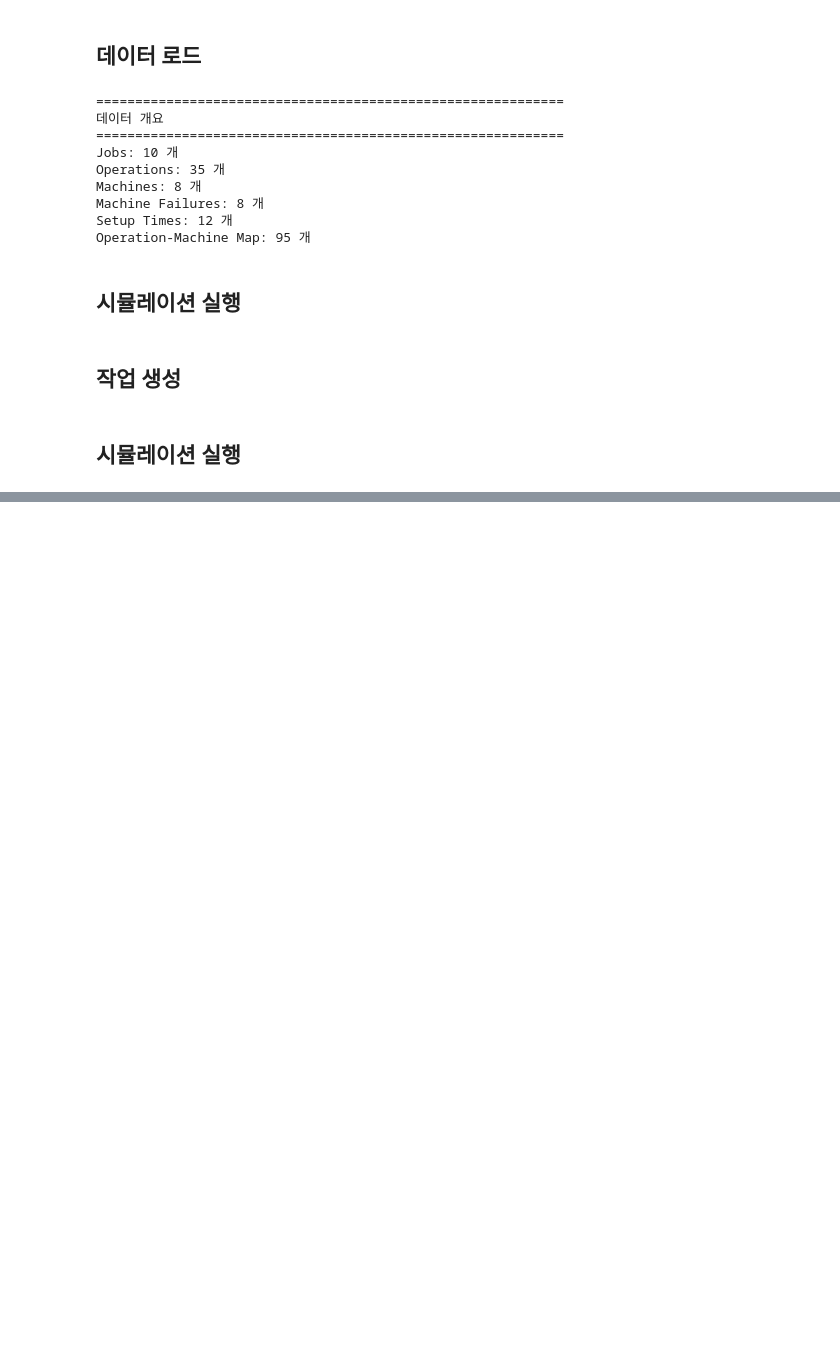
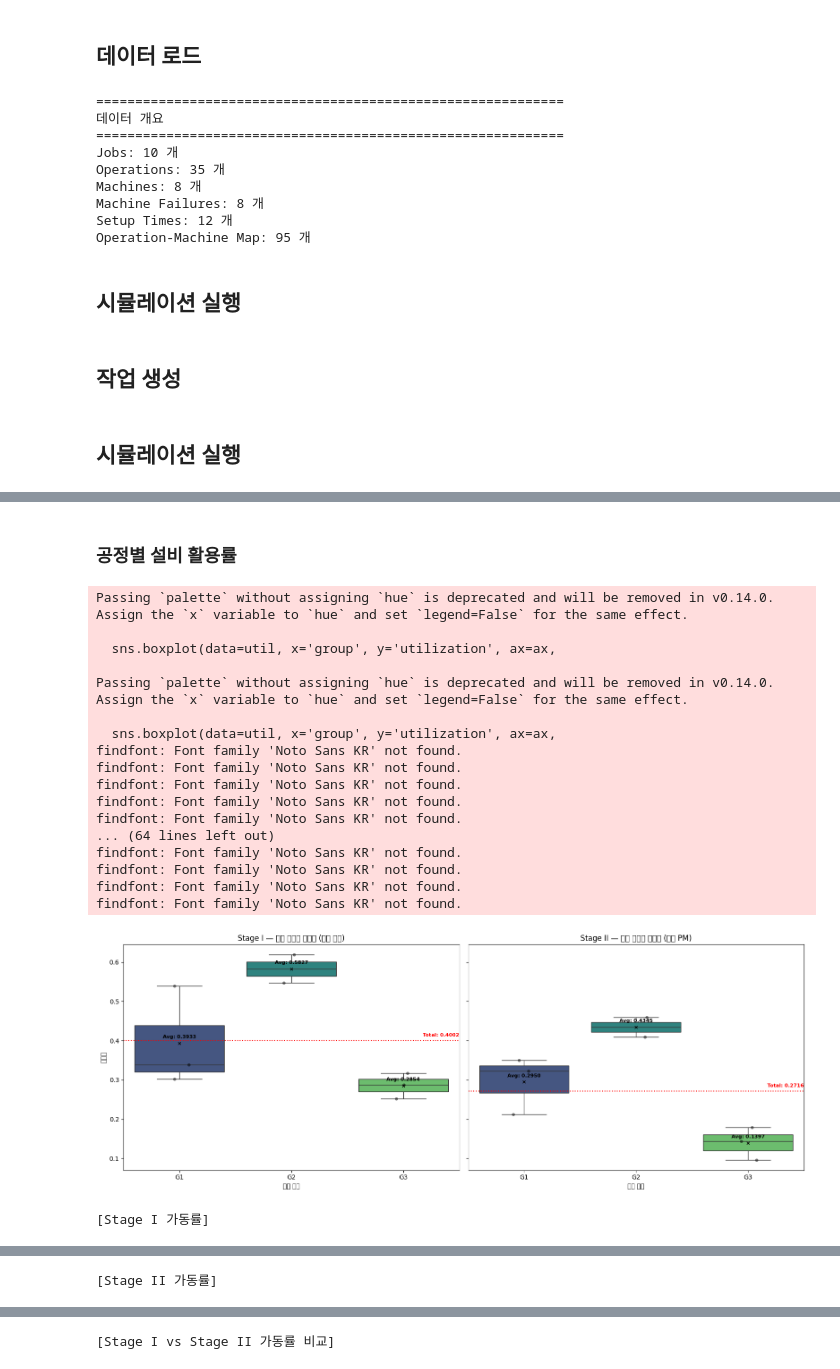
Before and after one commit to cryscham123/simulation_teamwork, a Jupyter notebook: result.ipynb, the cells around one changed output, grey strips where cells are left out. Saved outputs shown, nothing was run; the diff lists cells and outputs as text; code cells hidden in the pictures; blank space fills up the shorter version.

```diff
--- a/result.ipynb
+++ b/result.ipynb
@@ -121,0 +299,74 @@ env.run(until=SIMUL_TIME)
+# %% [markdown]
+### 공정별 설비 활용률
+# %%
+def make_machine_util(df_logs, env_now, data):
+    minfo = df_logs[df_logs['resource'] == 'machine'].copy()
+    minfo['utilization'] = minfo['finish'] - minfo['start']
+    util = pd.DataFrame(
+        minfo[minfo['event'] == 'working'].groupby('id')['utilization'].sum() / env_now
+    )
+    util['group'] = data['machines'].set_index('machine_id').loc[util.index]['machine_group']
+    return util
+
+util_s1 = make_machine_util(df_logs,    env.now,        data)
+util_s2 = make_machine_util(df_logs_s2, env_stage2.now, data)
+
+fig, axes = plt.subplots(1, 2, figsize=(16, 6), sharey=True)
+
+for ax, util, title in [
+    (axes[0], util_s1, 'Stage I — 공정 그룹별 가동률 (고장 없음)'),
+    (axes[1], util_s2, 'Stage II — 공정 그룹별 가동률 (동적 PM)'),
+]:
+    group_means = util.groupby('group')['utilization'].mean()
+    total_mean  = util['utilization'].mean()
+    sns.boxplot(data=util, x='group', y='utilization', ax=ax,
+                palette='viridis', showmeans=True,
+                meanprops={'marker':'x', 'markeredgecolor':'black', 'markersize':'5'})
+    sns.stripplot(data=util, x='group', y='utilization', ax=ax,
+                  color='black', alpha=0.5, jitter=True)
+    for i, group in enumerate(group_means.index):
+        mv = group_means[group]
+        ax.text(i, mv + 0.01, f'Avg: {mv:.4f}',
+                ha='center', va='bottom', color='black', fontweight='bold', fontsize=8)
+    ax.axhline(total_mean, color='red', linestyle=':')
+    ax.text(len(group_means) - 0.5, total_mean + 0.01,
+            f'Total: {total_mean:.4f}', color='red', fontweight='bold', ha='right', fontsize=8)
+    ax.set_title(title)
+    ax.set_xlabel('공정 그룹')
+    ax.set_ylabel('가동률')
+
+plt.tight_layout()
+plt.show()
+
+print("[Stage I 가동률]")
+display(util_s1)
+print("[Stage II 가동률]")
+display(util_s2)
+
+# 수치 비교 표
+comparison = util_s1[['utilization']].rename(columns={'utilization': 'Stage I'}).join(
+    util_s2[['utilization']].rename(columns={'utilization': 'Stage II'})
+)
+comparison['차이 (II - I)'] = round(comparison['Stage II'] - comparison['Stage I'], 4)
+print("[Stage I vs Stage II 가동률 비교]")
+display(comparison)
+# %% [output]
+Passing `palette` without assigning `hue` is deprecated and will be removed in v0.14.0. Assign the `x` variable to `hue` and set `legend=False` for the same effect.
+
+  sns.boxplot(data=util, x='group', y='utilization', ax=ax,
+
+Passing `palette` without assigning `hue` is deprecated and will be removed in v0.14.0. Assign the `x` variable to `hue` and set `legend=False` for the same effect.
+
+  sns.boxplot(data=util, x='group', y='utilization', ax=ax,
+findfont: Font family 'Noto Sans KR' not found.
+findfont: Font family 'Noto Sans KR' not found.
+findfont: Font family 'Noto Sans KR' not found.
+findfont: Font family 'Noto Sans KR' not found.
+findfont: Font family 'Noto Sans KR' not found.
+... (64 lines left out)
+findfont: Font family 'Noto Sans KR' not found.
+findfont: Font family 'Noto Sans KR' not found.
+findfont: Font family 'Noto Sans KR' not found.
+findfont: Font family 'Noto Sans KR' not found.
+[figure, added]
+[Stage I 가동률]
@@ -121,0 +383 @@ env.run(until=SIMUL_TIME)
+[Stage II 가동률]
@@ -121,0 +394 @@ env.run(until=SIMUL_TIME)
+[Stage I vs Stage II 가동률 비교]
```
Also changed, not shown: parts of 18 cells of this notebook, 24 other files.
